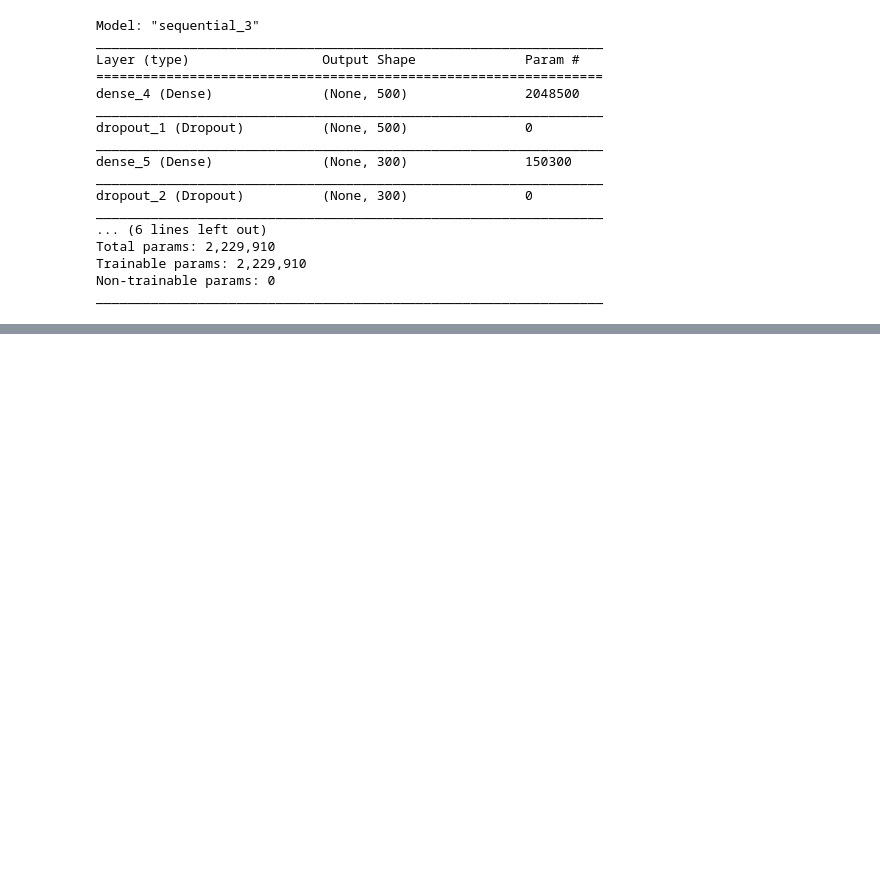
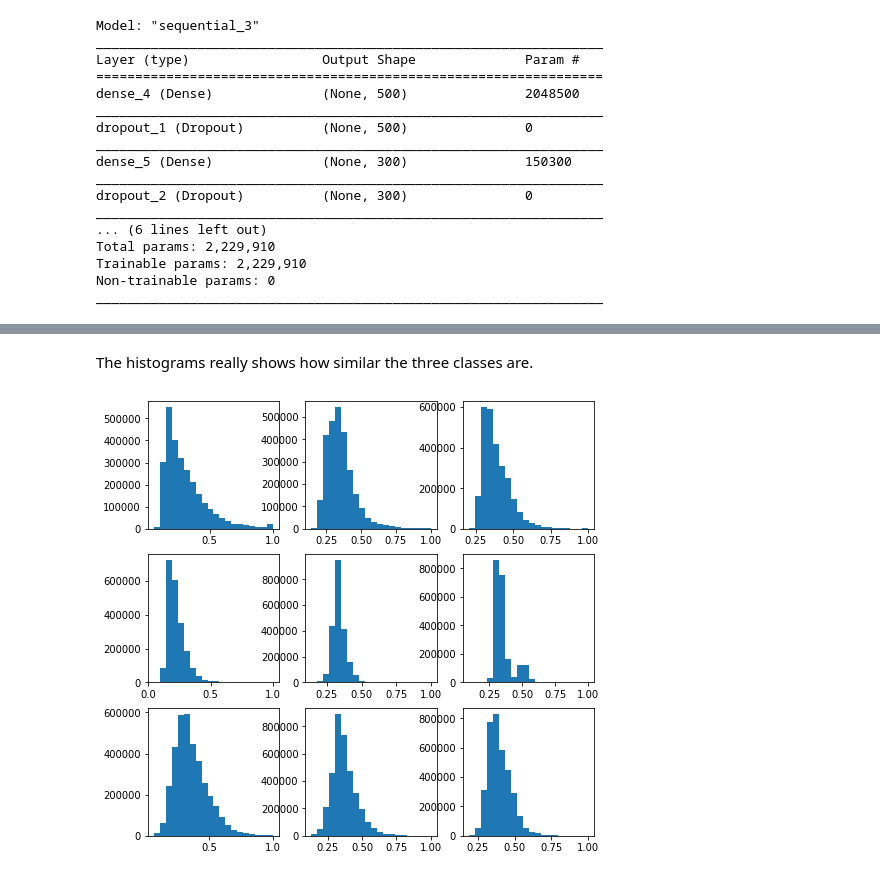
Before and after one commit to asrenninger/sensing, a Jupyter notebook: python/eurosat.ipynb, the cells around one changed output, grey strips where cells are left out. Saved outputs shown, nothing was run; the diff lists cells and outputs as text; code cells hidden in the pictures; blank space fills up the shorter version.

```diff
--- a/python/eurosat.ipynb
+++ b/python/eurosat.ipynb
@@ -405,0 +685,17 @@ from keras.applications.vgg16 import preprocess_input
+# %% [markdown]
+The histograms really shows how similar the three classes are.
+# %%
+cats = np.asarray([highways, pastures, vegation])
+bins = 20
+
+fig, axs = plt.subplots(3, 3, figsize = [8, 8])
+
+for i in np.arange(0, 3):
+  category = cats[i]
+  for j in np.arange(0, 3):
+    band = category[:, :, :, j].flatten()
+    axs[i, j].hist(band, bins = 20)
+
+plt.show()
+# %% [output]
+[figure, added]
```
Also changed, not shown: parts of 90 cells of this notebook.
